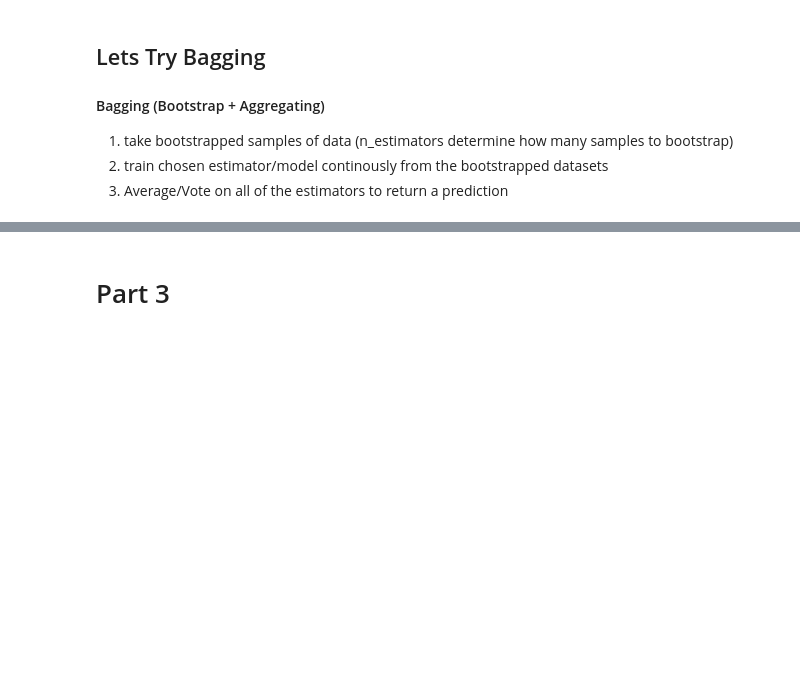
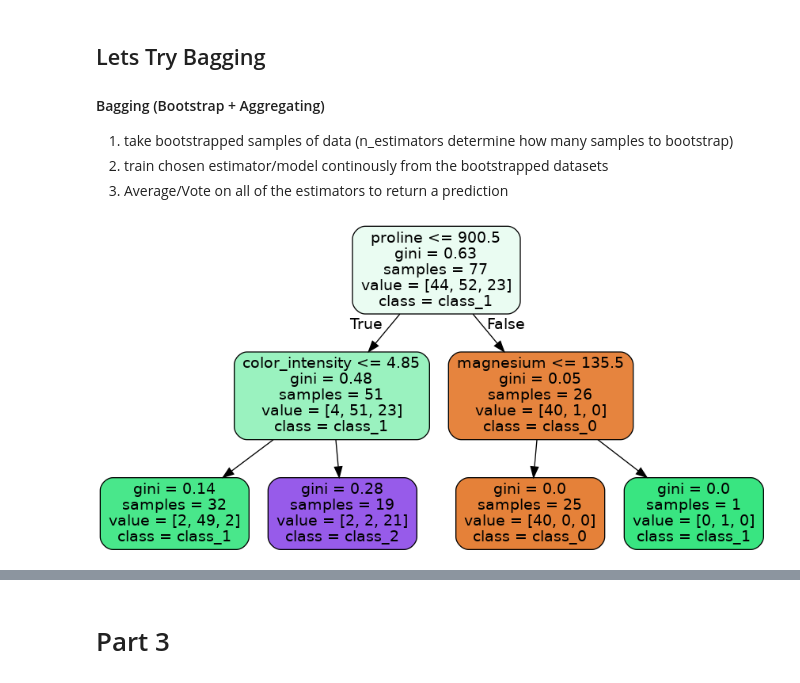
Before and after one commit to hberginc/practice-teach-Random-Forest, a Jupyter notebook: notebooks/RF_intro.ipynb, the cells around one changed output, grey strips where cells are left out. Drawn from its saved outputs; the diff is of its cells as text; code cells hidden in the pictures; blank space fills up the shorter version.

```diff
--- a/notebooks/RF_intro.ipynb
+++ b/notebooks/RF_intro.ipynb
@@ -156,2 +152,6 @@ for n_trees in n_estimators:
     train_accs.append(accuracy_score(y_hats_train, y_train))
     test_accs.append(accuracy_score(y_hats_test, y_test))
+# %%
+get_viz(bag.estimators_[5])
+# %% [output]
+[figure, added]
```
Also changed, not shown: parts of 26 cells of this notebook, 4 other files.
